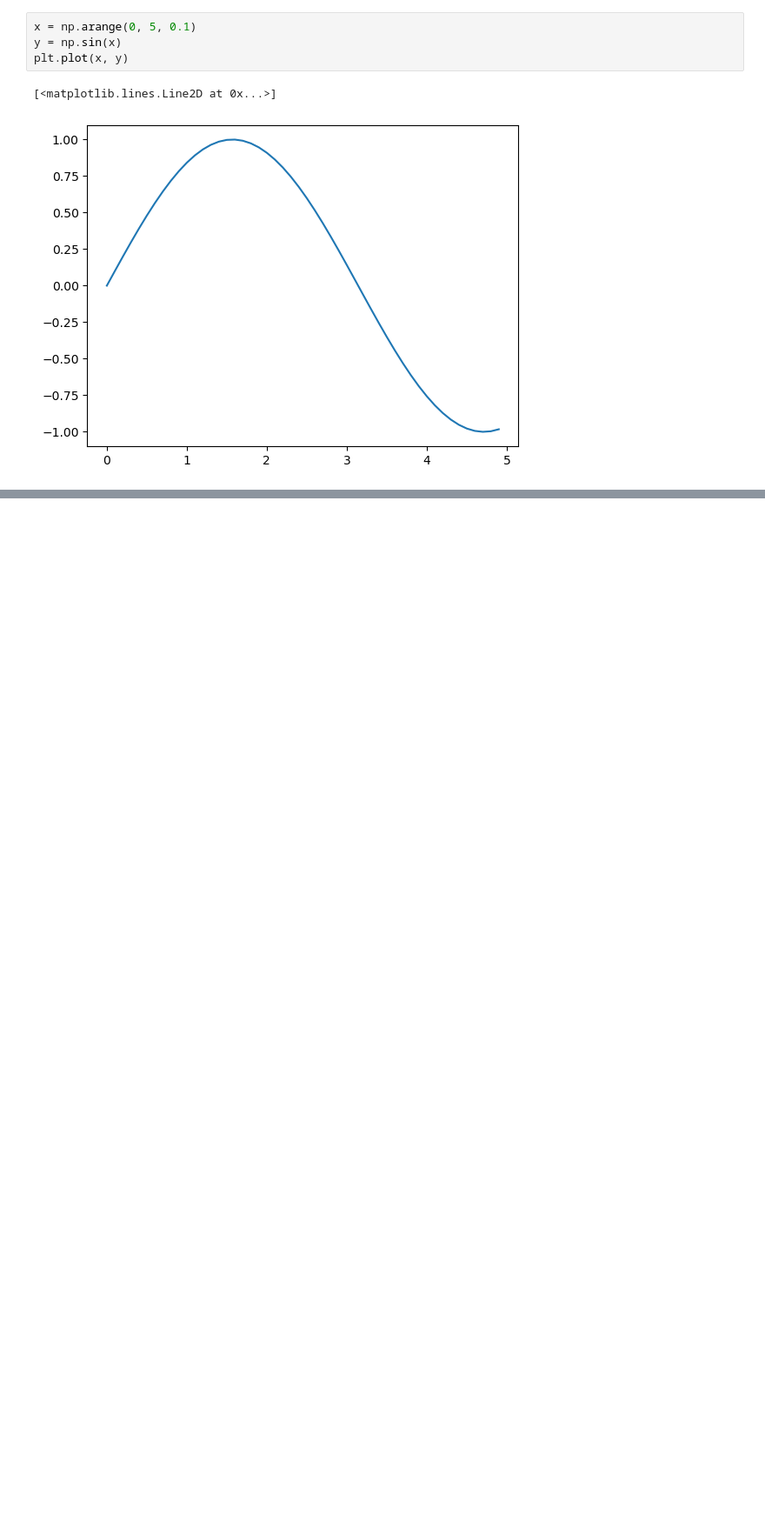
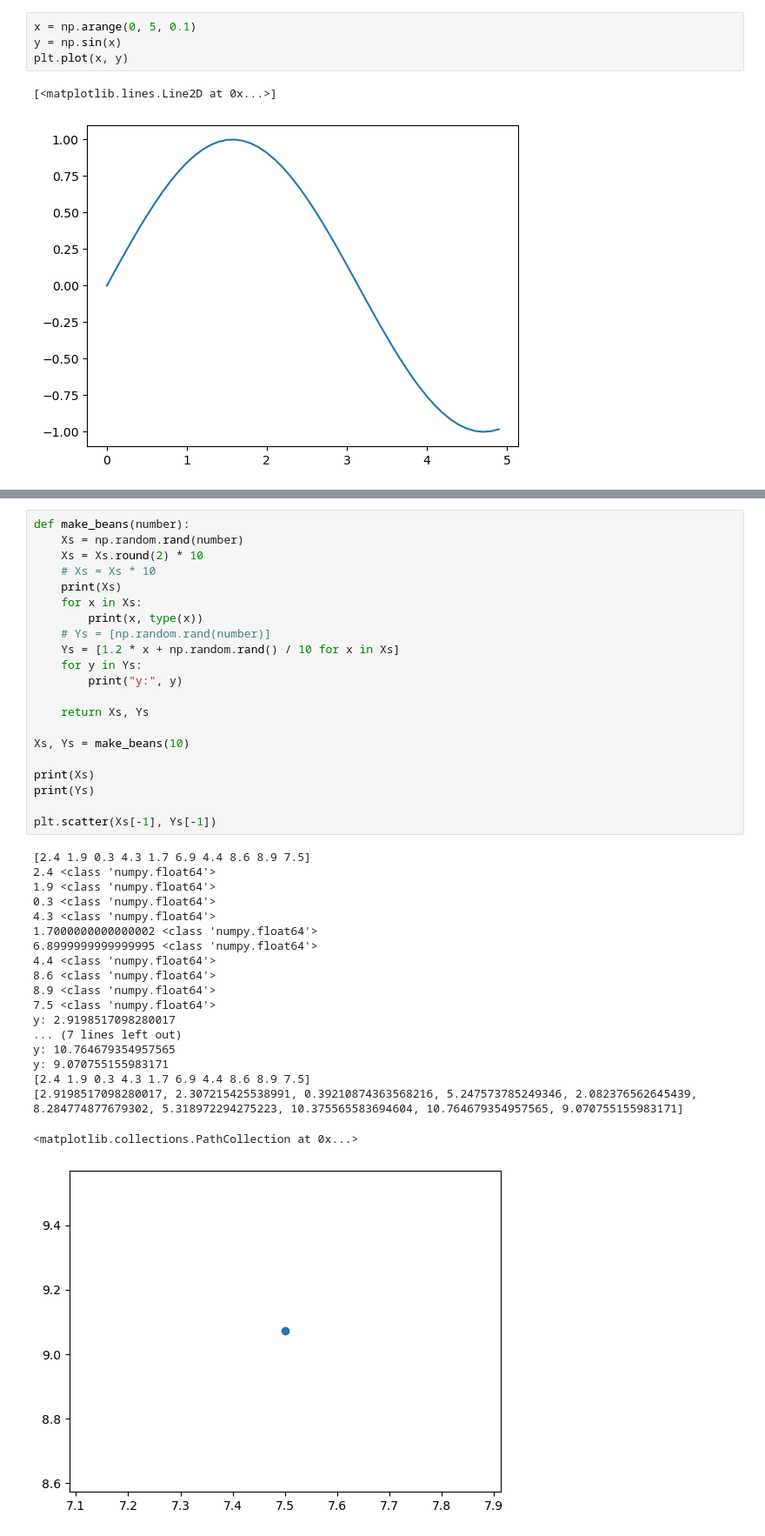
Before and after one commit to rehmetjan/pytorch-learning, a Jupyter notebook: plot_demo/pyplt.ipynb, the cells around one changed output, grey strips where cells are left out. Shown: that part at 87% size. Drawn from its saved outputs; the diff is of its cells as text; blank space fills up the shorter version.

```diff
--- a/plot_demo/pyplt.ipynb
+++ b/plot_demo/pyplt.ipynb
@@ -40,0 +69,41 @@ ModuleNotFoundError: No module named 'lesson'
+# %%
+def make_beans(number):
+    Xs = np.random.rand(number)
+    Xs = Xs.round(2) * 10
+    # Xs = Xs * 10
+    print(Xs)
+    for x in Xs:
+        print(x, type(x))
+    # Ys = [np.random.rand(number)]
+    Ys = [1.2 * x + np.random.rand() / 10 for x in Xs]
+    for y in Ys:
+        print("y:", y)
+
+    return Xs, Ys
+
+Xs, Ys = make_beans(10)
+
+print(Xs)
+print(Ys)
+
+plt.scatter(Xs[-1], Ys[-1])
+# %% [output]
+[2.4 1.9 0.3 4.3 1.7 6.9 4.4 8.6 8.9 7.5]
+2.4 <class 'numpy.float64'>
+1.9 <class 'numpy.float64'>
+0.3 <class 'numpy.float64'>
+4.3 <class 'numpy.float64'>
+1.7000000000000002 <class 'numpy.float64'>
+6.8999999999999995 <class 'numpy.float64'>
+4.4 <class 'numpy.float64'>
+8.6 <class 'numpy.float64'>
+8.9 <class 'numpy.float64'>
+7.5 <class 'numpy.float64'>
+y: 2.9198517098280017
+... (7 lines left out)
+y: 10.764679354957565
+y: 9.070755155983171
+[2.4 1.9 0.3 4.3 1.7 6.9 4.4 8.6 8.9 7.5]
+[2.9198517098280017, 2.307215425538991, 0.39210874363568216, 5.247573785249346, 2.082376562645439, 8.284774877679302, 5.318972294275223, 10.375565583694604, 10.764679354957565, 9.070755155983171]
+<matplotlib.collections.PathCollection at 0x...>
+[figure, added]
```
Also changed, not shown: parts of 4 cells of this notebook.
